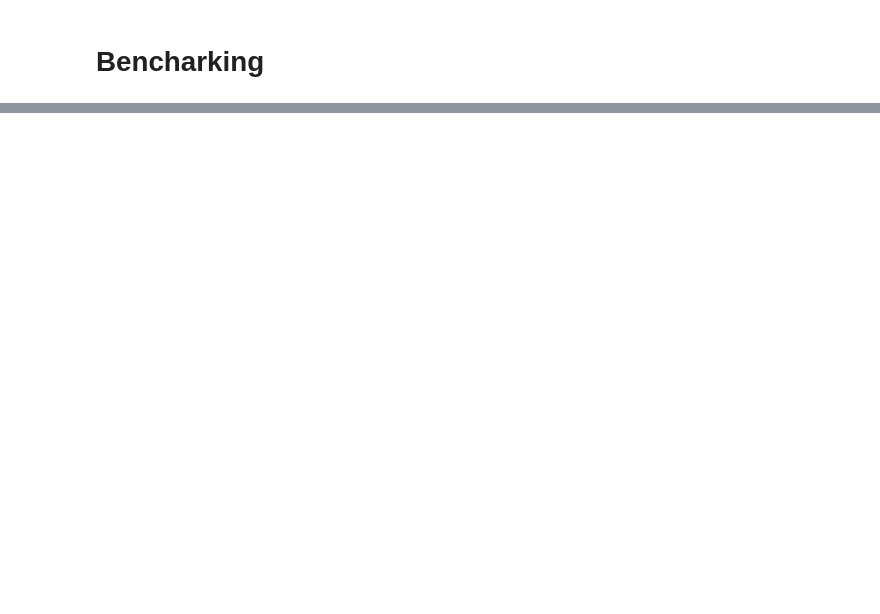
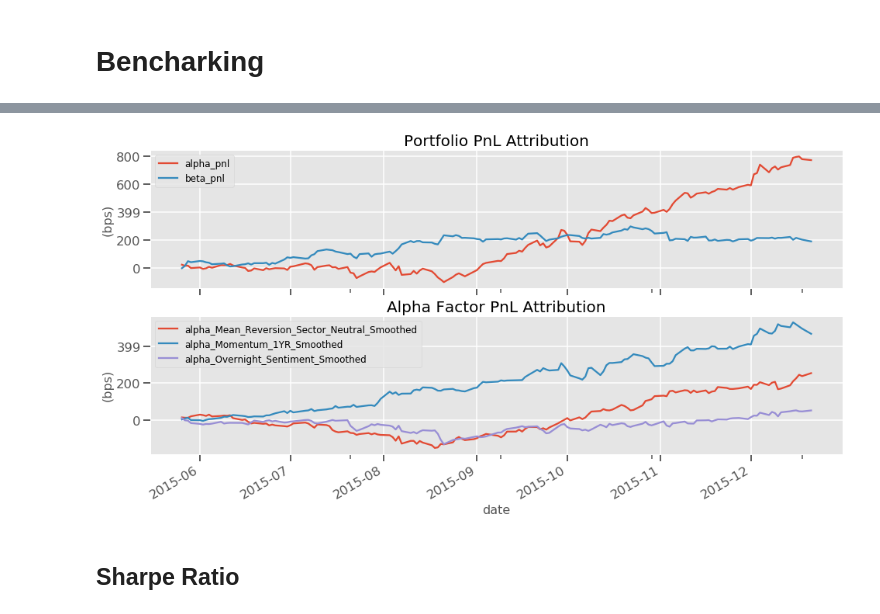
Before and after one commit to manualrg/dslab-ai-for-trading, a Jupyter notebook: notebooks/04_opt_portfolio/04_portop_bkt_attribution.ipynb, the cells around one changed output, grey strips where cells are left out. Drawn from its saved outputs; the diff is of its cells as text; code cells hidden in the pictures; blank space fills up the shorter version.

```diff
--- a/notebooks/04_opt_portfolio/04_portop_bkt_attribution.ipynb
+++ b/notebooks/04_opt_portfolio/04_portop_bkt_attribution.ipynb
@@ -137,0 +174,4 @@ opt_metadata
+# %%
+w_opt_df, pnl_and_w_df, B_factors_asset_df, f_factors_returns_df, E_factors_exp_df, S_idiosyncratic_returns = portopt_utils.portfolio_analyzer(
+    weights=tc_ml, pnl=pnl_tc_ml, returns=daily_returns,
+    factor_betas=risk_model['factor_betas'], factor_alphas=B_alpha[alpha_factors], n_days_delay=N_DAYS_DELAY)
@@ -137,0 +210,4 @@ opt_metadata
+# %%
+port_attr = portopt_utils.portfolio_attribution(E_factors_exp_df, f_factors_returns_df, S_idiosyncratic_returns)
+
+pd.concat([port_attr.head(2), port_attr.tail(2)], axis=0)
@@ -152,3 +239,24 @@ plt.show()
+# %%
+alpha_attr = portopt_utils.compute_pnl_factor_attribution(E_factors_exp_df.filter(regex=r'^alpha'), f_factors_returns_df.filter(regex=r'^alpha'))
+# %%
+fig, axs = plt.subplots(2, 1, sharex=True)
+
+ax1 = axs[0]
+port_attr.plot(y=['alpha_pnl', 'beta_pnl'], ax=ax1)
+ax1.set_title("Portfolio PnL Attribution")
+
+ax2 = axs[1]
+alpha_attr.plot(ax=ax2)
+ax2.set_title("Alpha Factor PnL Attribution")
+
+for ax in axs:
+    ax.set_yticklabels([int(x) for x in ax.get_yticks()*1e4])
+    ax.set_ylabel("(bps)")
+plt.show()
+# %% [output]
+[figure, added]
+# %% [markdown]
+## Sharpe Ratio
 # %%
 pnl_sharpe = pnl_app.groupby(level=1)['daily_total'].apply(lambda grp: portopt_utils.sharpe_ratio(grp, ann_period=252))
 pnl_sharpe
```
Also changed, not shown: parts of 47 cells of this notebook.
